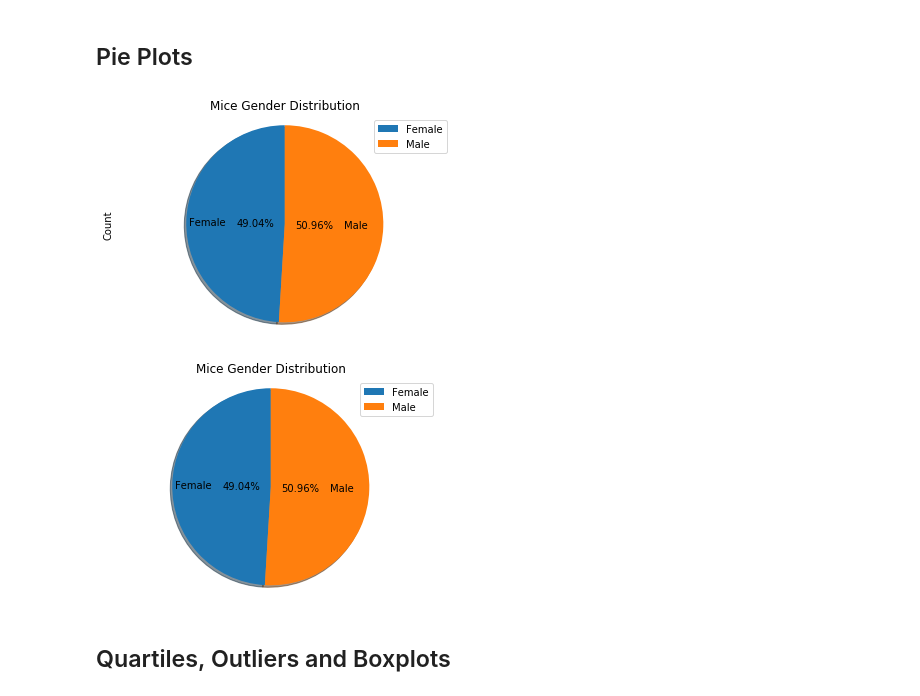
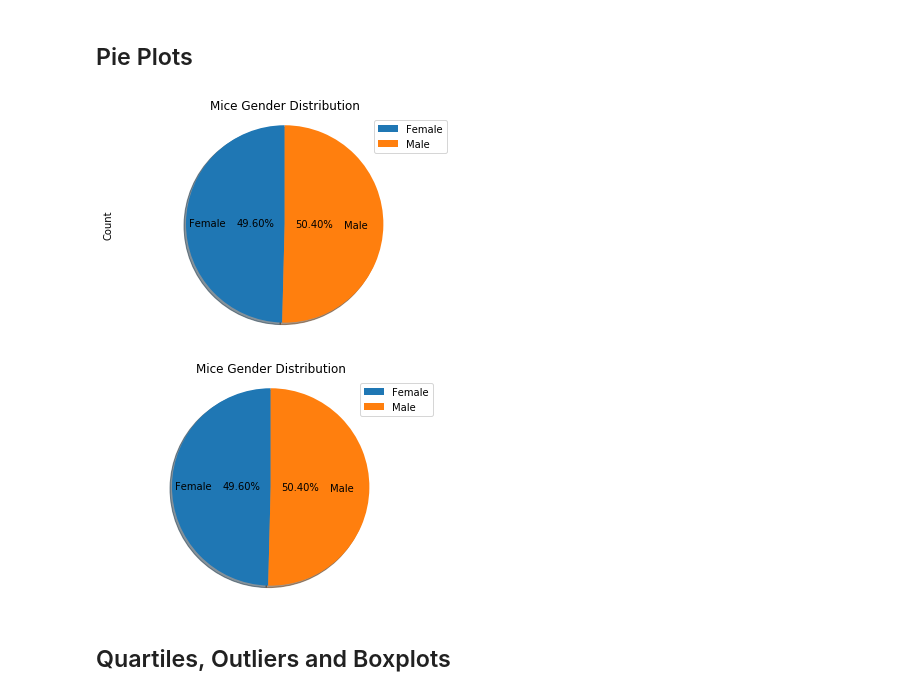
Before and after one commit to allidoiswen/AW_Homework, a Jupyter notebook: 05-Matplotlib/Homework/Pymaceuticals/pymaceuticals_AW.ipynb, the cells around one changed output. Saved outputs shown, nothing was run; the diff lists cells and outputs as text; code cells hidden in the pictures.

```diff
--- a/05-Matplotlib/Homework/Pymaceuticals/pymaceuticals_AW.ipynb
+++ b/05-Matplotlib/Homework/Pymaceuticals/pymaceuticals_AW.ipynb
@@ -207,22 +207,25 @@ Zoniferol
 ## Pie Plots
 # %%
 # Generate a pie plot showing the distribution of female versus male mice using pandas
-grouped_gender = tidy_data.groupby('Sex')
+gender_unique = tidy_data[['Mouse ID', 'Sex']].copy()
+gender_unique = gender_unique.drop_duplicates('Mouse ID')
+grouped_gender = gender_unique.groupby('Sex')
 gender_dist = grouped_gender['Mouse ID'].count()
 gender_df = pd.DataFrame(gender_dist)
 gender_df = gender_df.rename(columns = {'Mouse ID' : 'Count'})
 
 gender_df.plot(kind = 'pie', y = 'Count', autopct = "%1.2f%%", shadow = True, startangle = 90, pctdistance = 0.3, labeldistance = 0.6)
 plt.title('Mice Gender Distribution')
 plt.legend(loc = 'upper right')
 plt.axis('equal')
 plt.show()
 # %% [output]
-[figure, old version]
+[figure, new version]
 # %%
 # Generate a pie plot showing the distribution of female versus male mice using pyplot
-
-grouped_gender = tidy_data.groupby('Sex')
+gender_unique = tidy_data[['Mouse ID', 'Sex']].copy()
+gender_unique = gender_unique.drop_duplicates('Mouse ID')
+grouped_gender = gender_unique.groupby('Sex')
 gender_dist = grouped_gender['Mouse ID'].count()
 
 labels = gender_dist.keys().tolist()
@@ -235,7 +238,7 @@ plt.legend(loc = 'upper right')
 plt.axis('equal')
 plt.show()
 # %% [output]
-[figure, old version]
+[figure, new version]
 # %% [markdown]
 ## Quartiles, Outliers and Boxplots
 # %%
```
